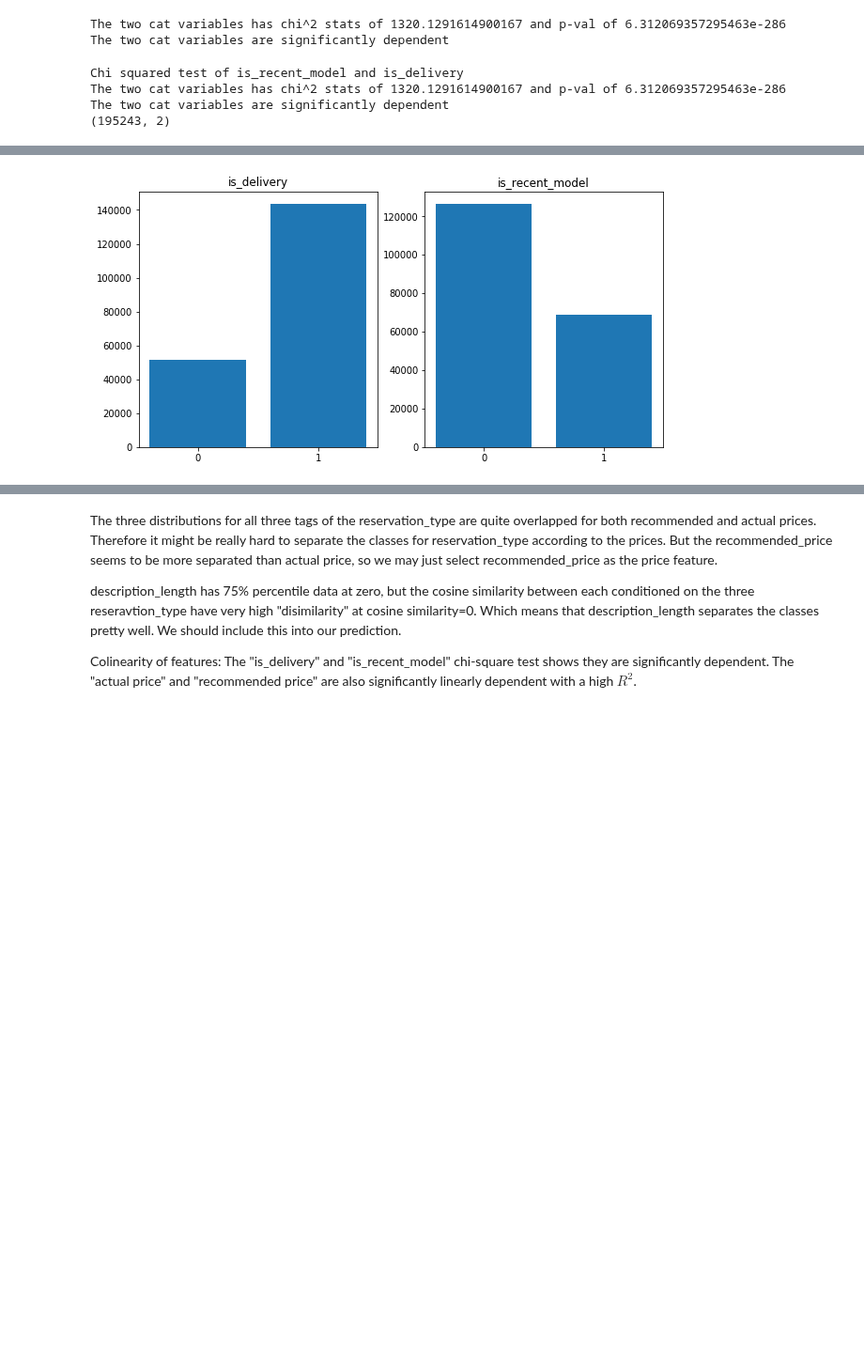
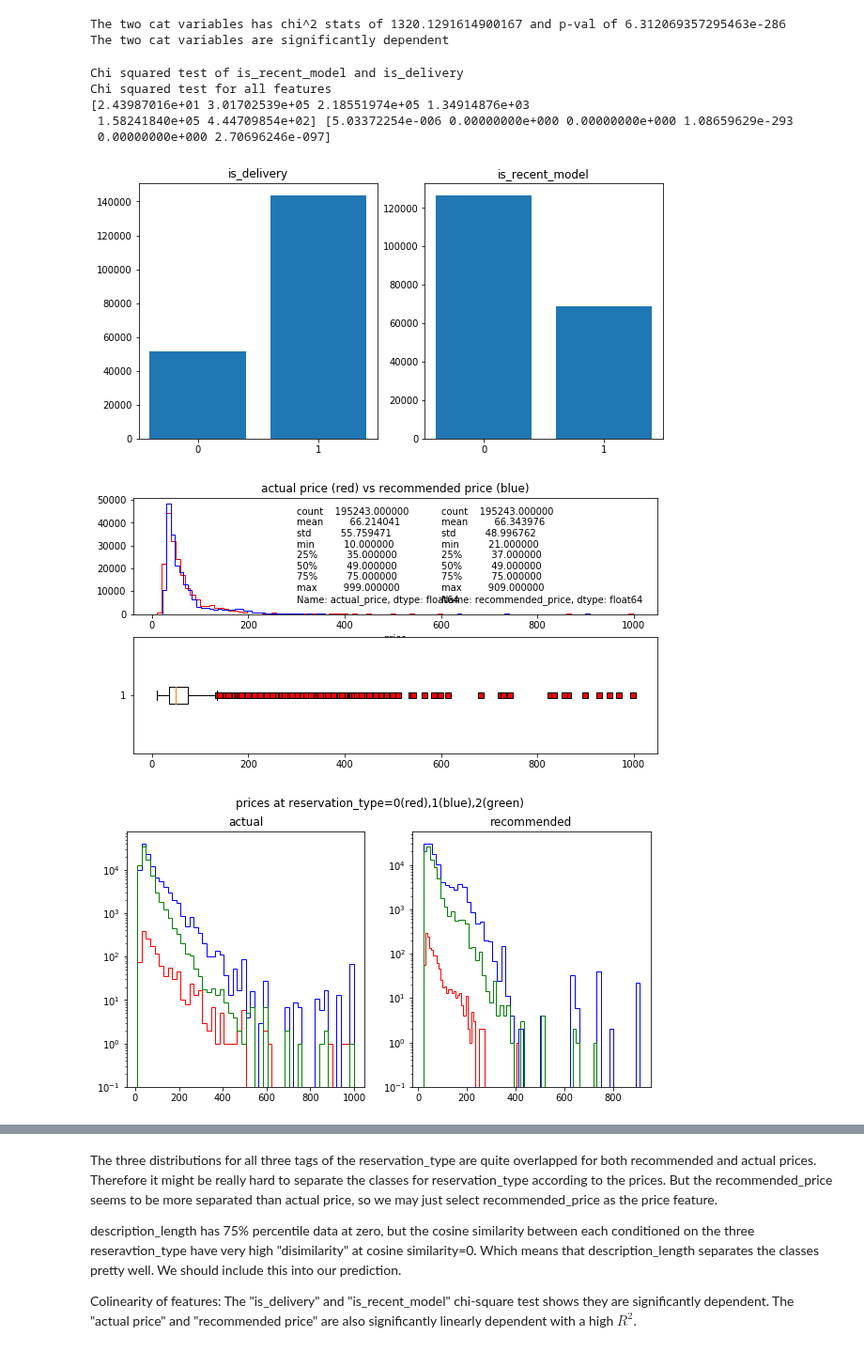
Before and after one commit to ginochen/Dual-branched_DNN_SVM, a Jupyter notebook: Dual_branched_DNN_SVM.ipynb, the cells around one changed output, grey strips where cells are left out. Shown at 94% size. Drawn from its saved outputs; the diff is of its cells as text; code cells hidden in the pictures; blank space fills up the shorter version.

```diff
--- a/Dual_branched_DNN_SVM.ipynb
+++ b/Dual_branched_DNN_SVM.ipynb
@@ -394,11 +394,12 @@ plt.title('is_recent_model')
 # do a chi-square table and test here
 print("Chi squared test of is_recent_model and is_delivery")
 chi_square_test(df['is_recent_model'],df['is_delivery'])
-print(chi2_contingency(df[['is_recent_model','is_delivery']]))
+
 
 # do a chi-square test for all features
 print("Chi squared test for all features")
-chi2(df_x,y_cat)
+chi2_all,p_all = chi2(df_x,y_cat)
+print(chi2_all,p_all)
 
 # price
 plt.figure(figsize=(10,5))
@@ -441,33 +442,37 @@ plt.show()
 plt.figure(figsize=(15,3))
 plt.subplot(121)
 plt.title('num_images')
 plt.hist(df['num_images'],50,color='r')
 plt.text(22 ,1000, stats['num_images'])
 #plt.hist(df['recommended_price'],100,color='b',histtype=u'step')
 plt.xlabel('num_images')
 plt.show()
 
 # description_length
 plt.figure(figsize=(15,3))
 plt.suptitle('description_length')
 plt.subplot(121)
 plt.title('no scaling')
 plt.hist(df['description_length'],bins=50,color='r')
 plt.text(3000 ,25000, dfstats['description_length'])
 plt.subplot(122)
 plt.hist(df['description_length'],bins=50,color='r',log=True)
 plt.title('log-scale')
 plt.show()
 
 print("Cosine simliarity between description_length conditioned on resrevation_type")
 cs = average_cosine_similarity(df['description_length'].values,df['reservation_type'].values,df.shape[0],nbootstrap=3)
 for i in range(len(cs)):
     cl = np.zeros(len(cs))
     cl[i] = 1
     plt.hist(cs[i].reshape(-1,1),100,color=cl,histtype=u'step',linewidth=(i+1)*.5);
 plt.show()
 # %% [output]
 Chi squared test of is_recent_model and is_delivery
-The two cat variables has chi^2 stats of 1320.1291614900167 and p-val of 6.312069357295463e-286
-The two cat variables are significantly dependent
-(195243, 2)
+Chi squared test for all features
+[2.43987016e+01 3.01702539e+05 2.18551974e+05 1.34914876e+03
+ 1.58241840e+05 4.44709854e+02] [5.03372254e-006 0.00000000e+000 0.00000000e+000 1.08659629e-293
+ 0.00000000e+000 2.70696246e-097]
+[figure]
+[figure, added]
+[figure, added]
@@ -475 +486,0 @@ ValueError: The internally computed table of expected frequencies has a zero ele
-[figure]
```
Also changed, not shown: parts of 3 cells of this notebook.
